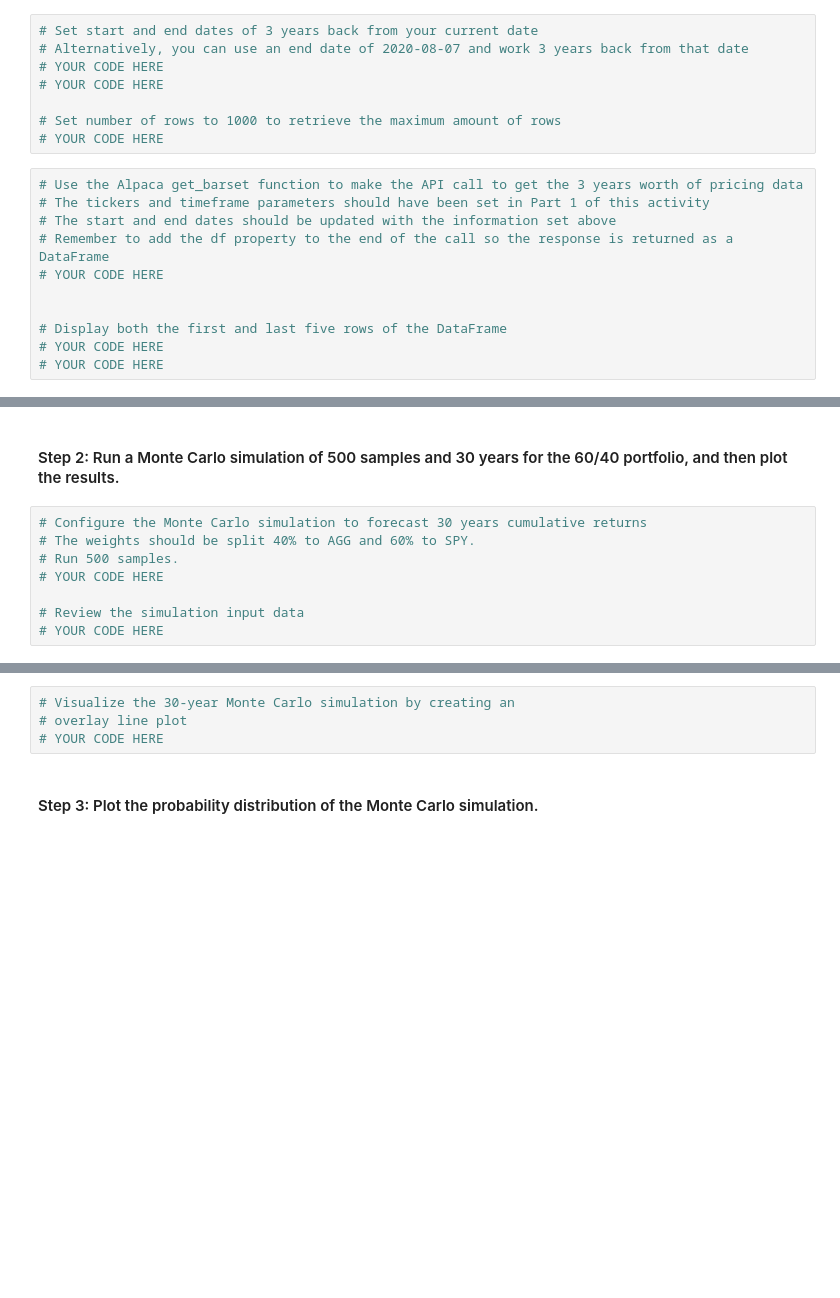
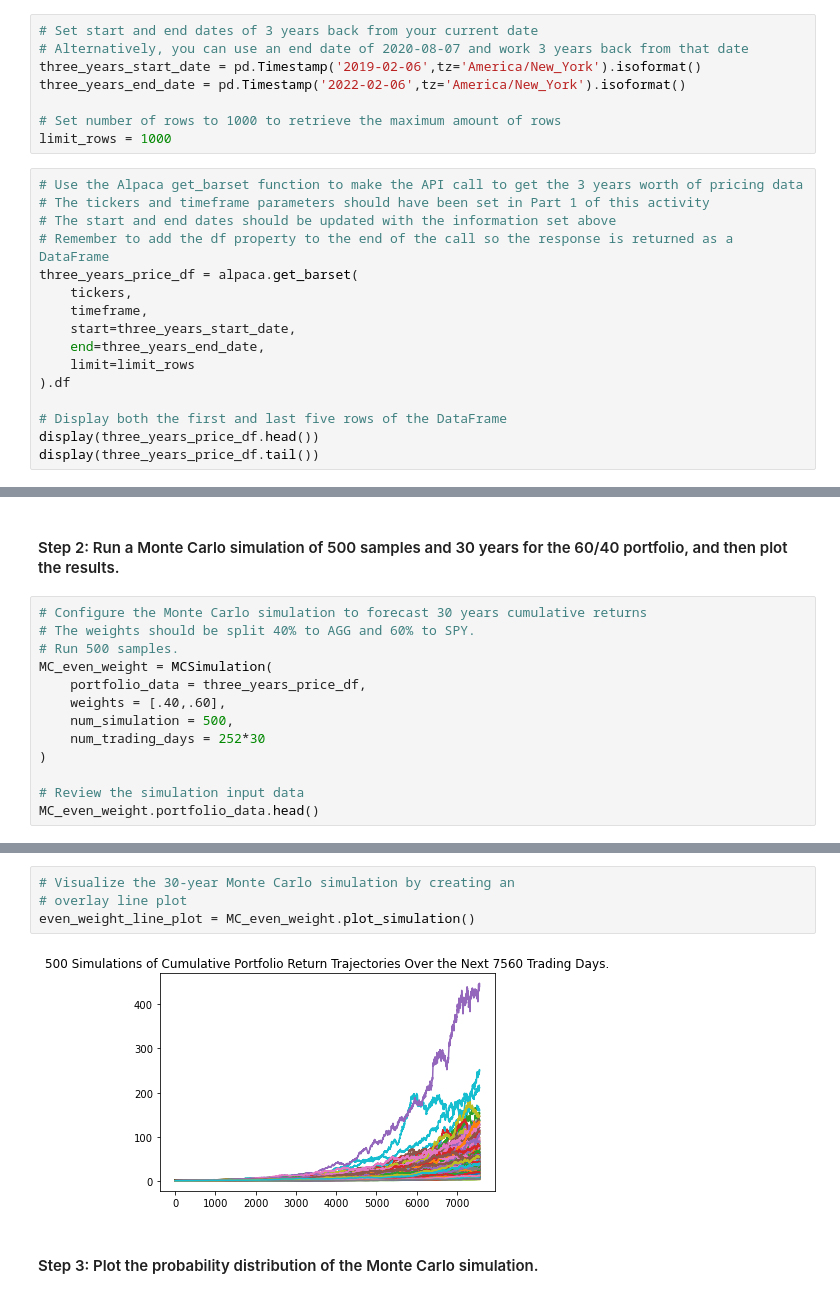
Before and after one commit to msashokkumar/05_financial_planner, a Jupyter notebook: financial_planning_tools.ipynb, the cells around one changed output, grey strips where cells are left out. Drawn from its saved outputs; the diff is of its cells as text; blank space fills up the shorter version.

Commit message:
[FTR] Part 2: 30 year simulation complete.

```diff
--- a/financial_planning_tools.ipynb
+++ b/financial_planning_tools.ipynb
@@ -416,19 +418,24 @@ In this section, you’ll use the MCForecastTools library to create a Monte Carl
 # %%
 # Set start and end dates of 3 years back from your current date
 # Alternatively, you can use an end date of 2020-08-07 and work 3 years back from that date
-# YOUR CODE HERE
-# YOUR CODE HERE
+three_years_start_date = pd.Timestamp('2019-02-06',tz='America/New_York').isoformat()
+three_years_end_date = pd.Timestamp('2022-02-06',tz='America/New_York').isoformat()
 
 # Set number of rows to 1000 to retrieve the maximum amount of rows
-# YOUR CODE HERE
+limit_rows = 1000
 # %%
 # Use the Alpaca get_barset function to make the API call to get the 3 years worth of pricing data
 # The tickers and timeframe parameters should have been set in Part 1 of this activity
 # The start and end dates should be updated with the information set above
 # Remember to add the df property to the end of the call so the response is returned as a DataFrame
-# YOUR CODE HERE
-
+three_years_price_df = alpaca.get_barset(
+    tickers,
+    timeframe,
+    start=three_years_start_date,
+    end=three_years_end_date,
+    limit=limit_rows
+).df
 
 # Display both the first and last five rows of the DataFrame
-# YOUR CODE HERE
-# YOUR CODE HERE
+display(three_years_price_df.head())
+display(three_years_price_df.tail())
@@ -438,7 +462,12 @@ In this section, you’ll use the MCForecastTools library to create a Monte Carl
 # Configure the Monte Carlo simulation to forecast 30 years cumulative returns
 # The weights should be split 40% to AGG and 60% to SPY.
 # Run 500 samples.
-# YOUR CODE HERE
+MC_even_weight = MCSimulation(
+    portfolio_data = three_years_price_df,
+    weights = [.40,.60],
+    num_simulation = 500,
+    num_trading_days = 252*30
+)
 
 # Review the simulation input data
-# YOUR CODE HERE
+MC_even_weight.portfolio_data.head()
@@ -448,7 +528,9 @@ In this section, you’ll use the MCForecastTools library to create a Monte Carl
 # %%
 # Visualize the 30-year Monte Carlo simulation by creating an
 # overlay line plot
-# YOUR CODE HERE
+even_weight_line_plot = MC_even_weight.plot_simulation()
+# %% [output]
+[figure, added]
 # %% [markdown]
 #### Step 3: Plot the probability distribution of the Monte Carlo simulation.
 # %%
```
Also changed, not shown: parts of 8 cells of this notebook.
